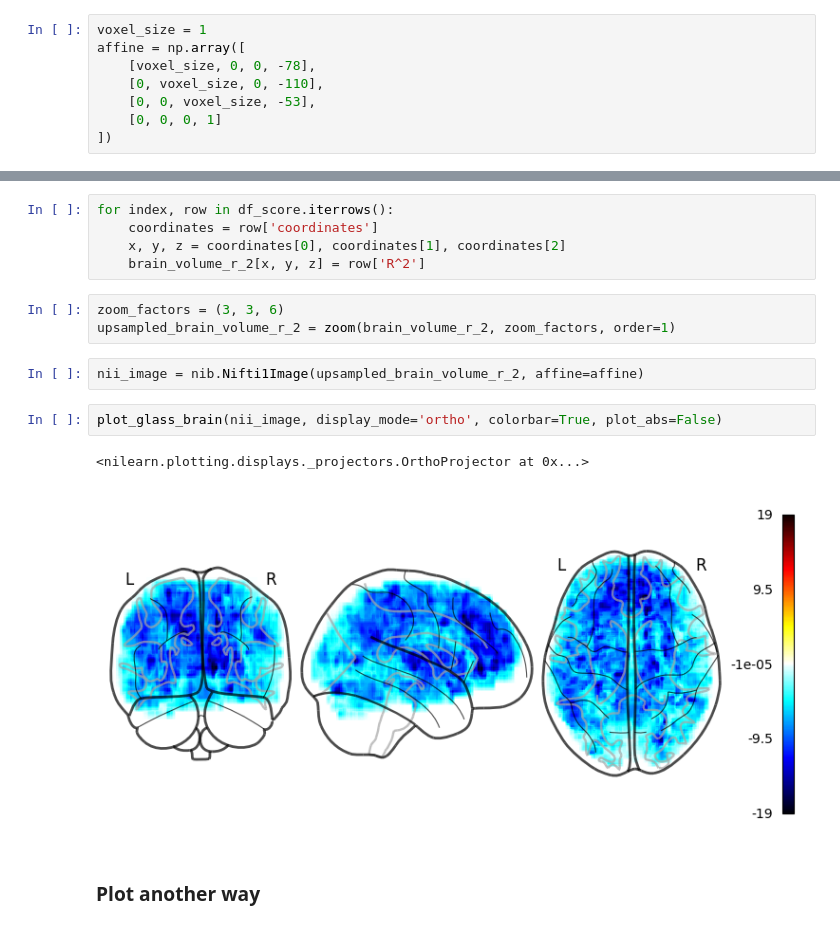
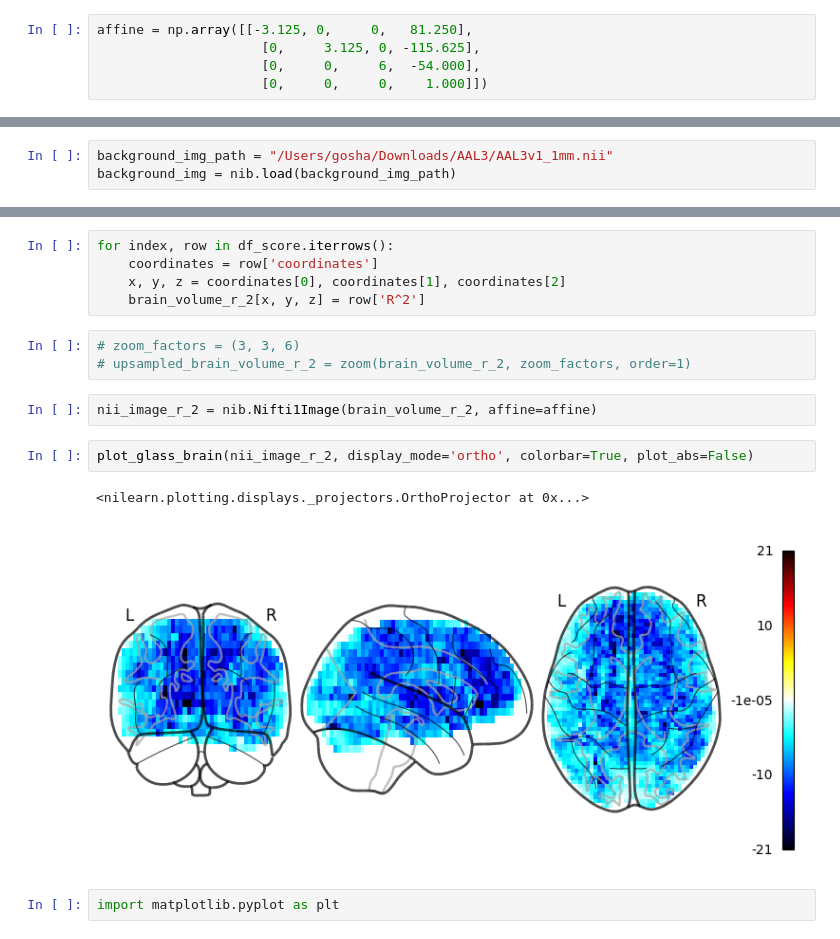
Before and after one commit to gosh-a/semantic-dimensions-in-brain, a Jupyter notebook: semantic_features.ipynb, the cells around one changed output, grey strips where cells are left out. Saved outputs shown, nothing was run; the diff lists cells and outputs as text.

Commit message:
fix plotting

```diff
--- a/semantic_features.ipynb
+++ b/semantic_features.ipynb
@@ -210,9 +208,6 @@ upsampled_brain_volume = zoom(brain_volume, zoom_factors, order=1)
 # %%
-voxel_size = 1
-affine = np.array([
-    [voxel_size, 0, 0, -78],
-    [0, voxel_size, 0, -110],
-    [0, 0, voxel_size, -53],
-    [0, 0, 0, 1]
-])
+affine = np.array([[-3.125, 0,     0,   81.250],
+                     [0,     3.125, 0, -115.625],
+                     [0,     0,     6,  -54.000],
+                     [0,     0,     0,    1.000]])
 # %%
@@ -224,0 +220,3 @@ plot_glass_brain(nii_image, display_mode='ortho', colorbar=True, plot_abs=False)
+# %%
+background_img_path = "/Users/gosha/Downloads/AAL3/AAL3v1_1mm.nii"
+background_img = nib.load(background_img_path)
@@ -232,14 +234,14 @@ for index, row in df_score.iterrows():
     x, y, z = coordinates[0], coordinates[1], coordinates[2]
     brain_volume_r_2[x, y, z] = row['R^2']
 # %%
-zoom_factors = (3, 3, 6)
-upsampled_brain_volume_r_2 = zoom(brain_volume_r_2, zoom_factors, order=1)
+# zoom_factors = (3, 3, 6)
+# upsampled_brain_volume_r_2 = zoom(brain_volume_r_2, zoom_factors, order=1)
 # %%
-nii_image = nib.Nifti1Image(upsampled_brain_volume_r_2, affine=affine)
+nii_image_r_2 = nib.Nifti1Image(brain_volume_r_2, affine=affine)
 # %%
-plot_glass_brain(nii_image, display_mode='ortho', colorbar=True, plot_abs=False)
+plot_glass_brain(nii_image_r_2, display_mode='ortho', colorbar=True, plot_abs=False)
 # %% [output]
 <nilearn.plotting.displays._projectors.OrthoProjector at 0x...>
-[figure, old version]
+[figure, new version]
-# %% [markdown]
-### Plot another way
+# %%
+import matplotlib.pyplot as plt
```
Also changed, not shown: parts of 10 cells of this notebook.
